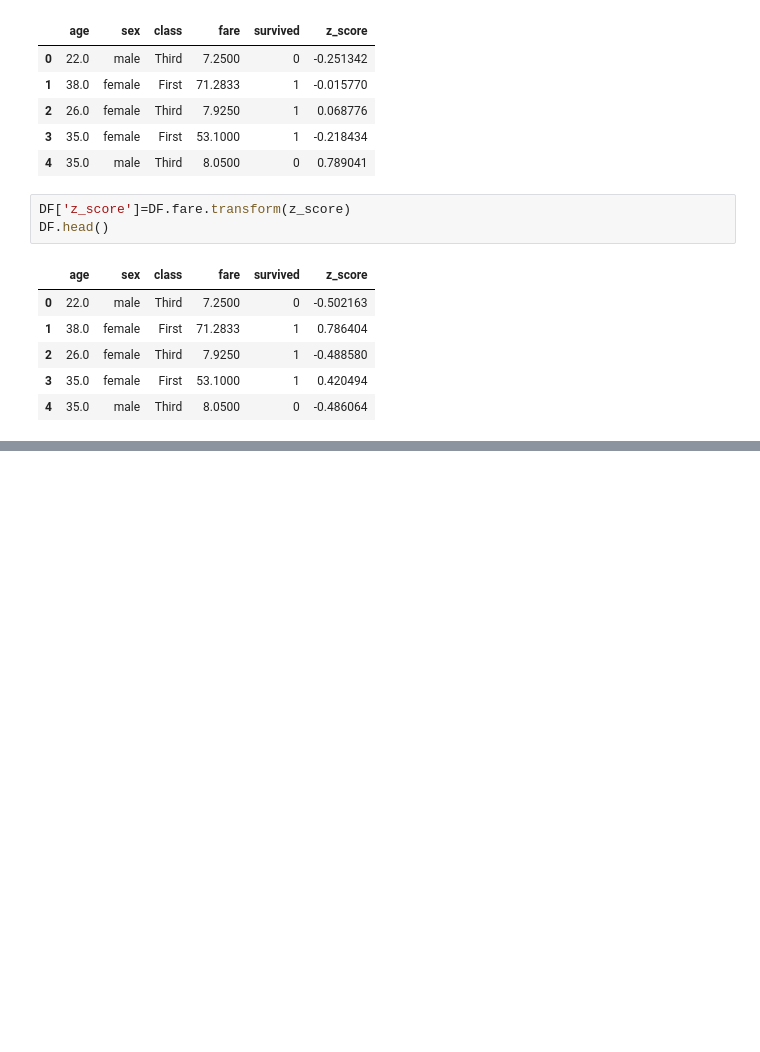
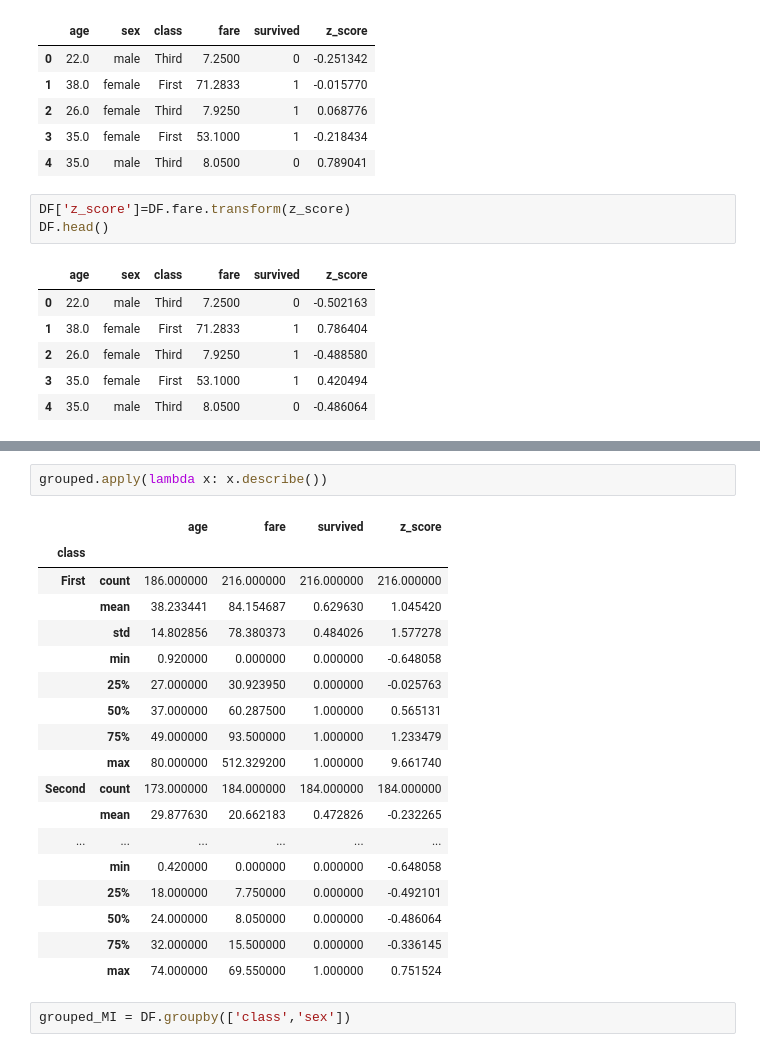
Before and after one commit to Seungeun-Song/Study-for-K-Digital-AI-developer, a Jupyter notebook: Practice/21_02_23_Data_Processing.ipynb, the cells around one changed output, grey strips where cells are left out. Saved outputs shown, nothing was run; the diff lists cells and outputs as text; blank space fills up the shorter version.

```diff
--- a/Practice/21_02_23_Data_Processing.ipynb
+++ b/Practice/21_02_23_Data_Processing.ipynb
@@ -626,0 +679,23 @@ DF.head()
+# %%
+grouped.apply(lambda x: x.describe())
+# %% [output]
+|  |  | age | fare | survived | z_score |
+| class |  |  |  |  |  |
+| First | count | 186.000000 | 216.000000 | 216.000000 | 216.000000 |
+|  | mean | 38.233441 | 84.154687 | 0.629630 | 1.045420 |
+|  | std | 14.802856 | 78.380373 | 0.484026 | 1.577278 |
+|  | min | 0.920000 | 0.000000 | 0.000000 | -0.648058 |
+|  | 25% | 27.000000 | 30.923950 | 0.000000 | -0.025763 |
+|  | 50% | 37.000000 | 60.287500 | 1.000000 | 0.565131 |
+|  | 75% | 49.000000 | 93.500000 | 1.000000 | 1.233479 |
+|  | max | 80.000000 | 512.329200 | 1.000000 | 9.661740 |
+| Second | count | 173.000000 | 184.000000 | 184.000000 | 184.000000 |
+|  | mean | 29.877630 | 20.662183 | 0.472826 | -0.232265 |
+| ... | ... | ... | ... | ... | ... |
+|  | min | 0.420000 | 0.000000 | 0.000000 | -0.648058 |
+|  | 25% | 18.000000 | 7.750000 | 0.000000 | -0.492101 |
+|  | 50% | 24.000000 | 8.050000 | 0.000000 | -0.486064 |
+|  | 75% | 32.000000 | 15.500000 | 0.000000 | -0.336145 |
+|  | max | 74.000000 | 69.550000 | 1.000000 | 0.751524 |
+# %%
+grouped_MI = DF.groupby(['class','sex'])
```
Also changed, not shown: parts of 27 cells of this notebook.
